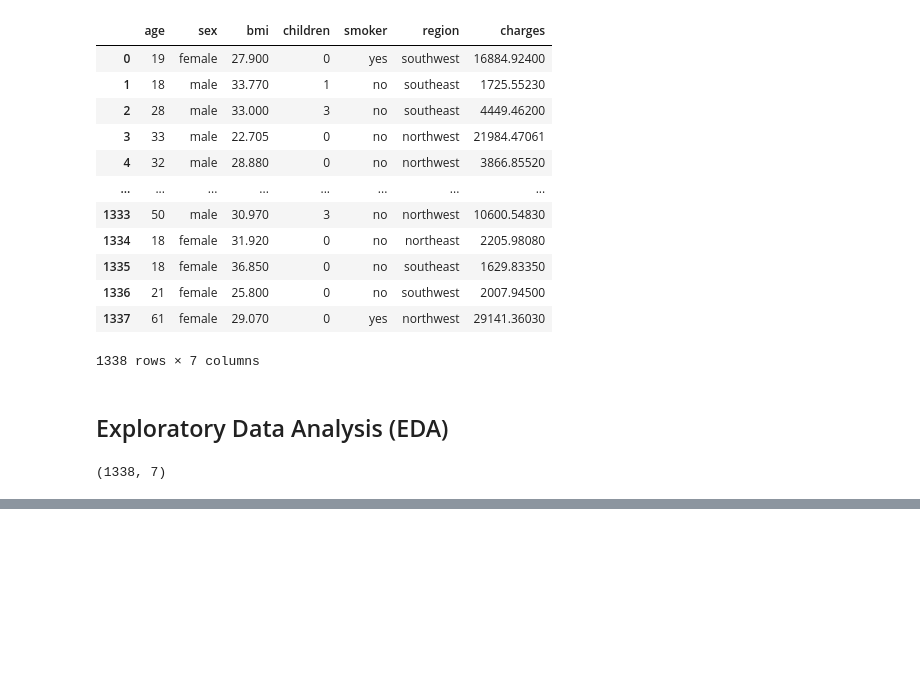
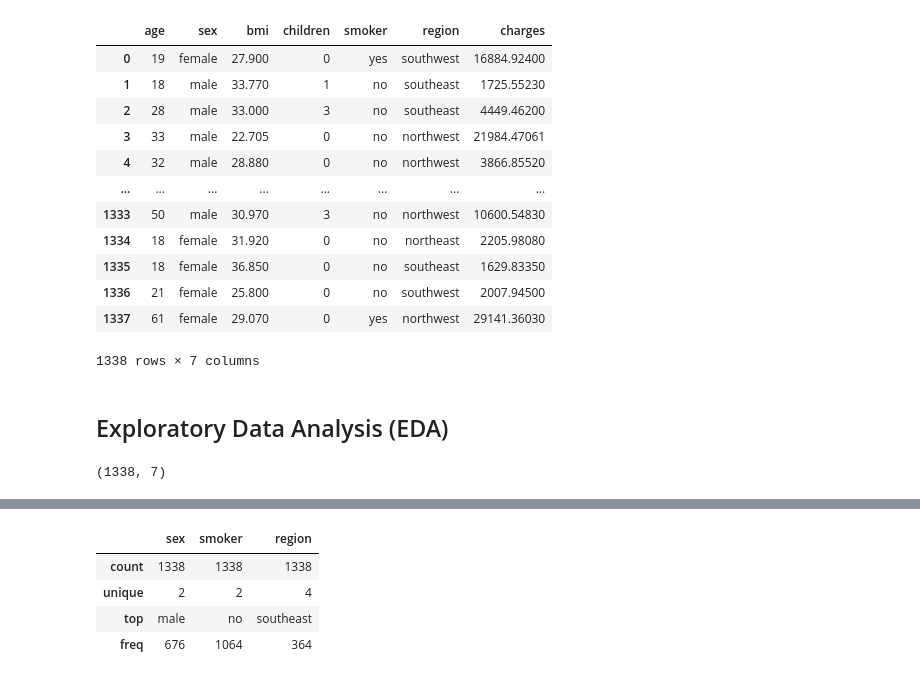
Before and after one commit to matiaga/Practice-Project, a Jupyter notebook: 02.Medical Cost Personal Insurance Project.ipynb, the cells around one changed output, grey strips where cells are left out. Cells and saved outputs as stored; diff of their text form; code cells hidden in the pictures; blank space fills up the shorter version.

```diff
--- a/02.Medical Cost Personal Insurance Project.ipynb
+++ b/02.Medical Cost Personal Insurance Project.ipynb
@@ -52,0 +103,9 @@ df.shape
+# %%
+# Look at the non numeric columns
+df.describe(exclude=[np.number])
+# %% [output]
+|  | sex | smoker | region |
+| count | 1338 | 1338 | 1338 |
+| unique | 2 | 2 | 4 |
+| top | male | no | southeast |
+| freq | 676 | 1064 | 364 |
```
Also changed, not shown: parts of 21 cells of this notebook, 3 other files.
